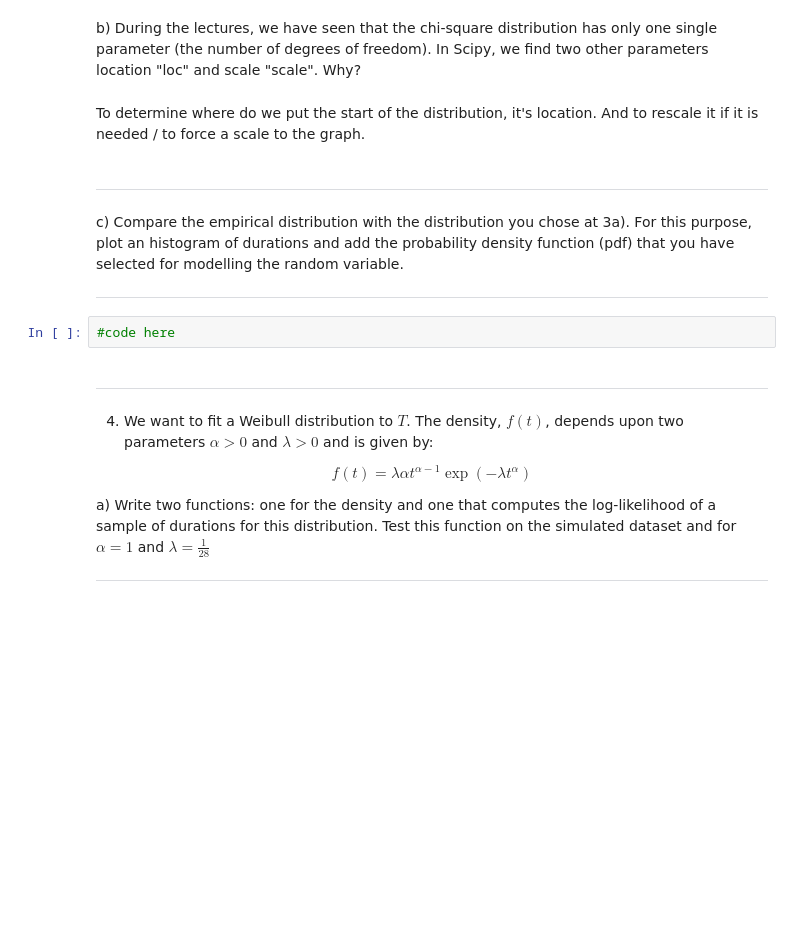
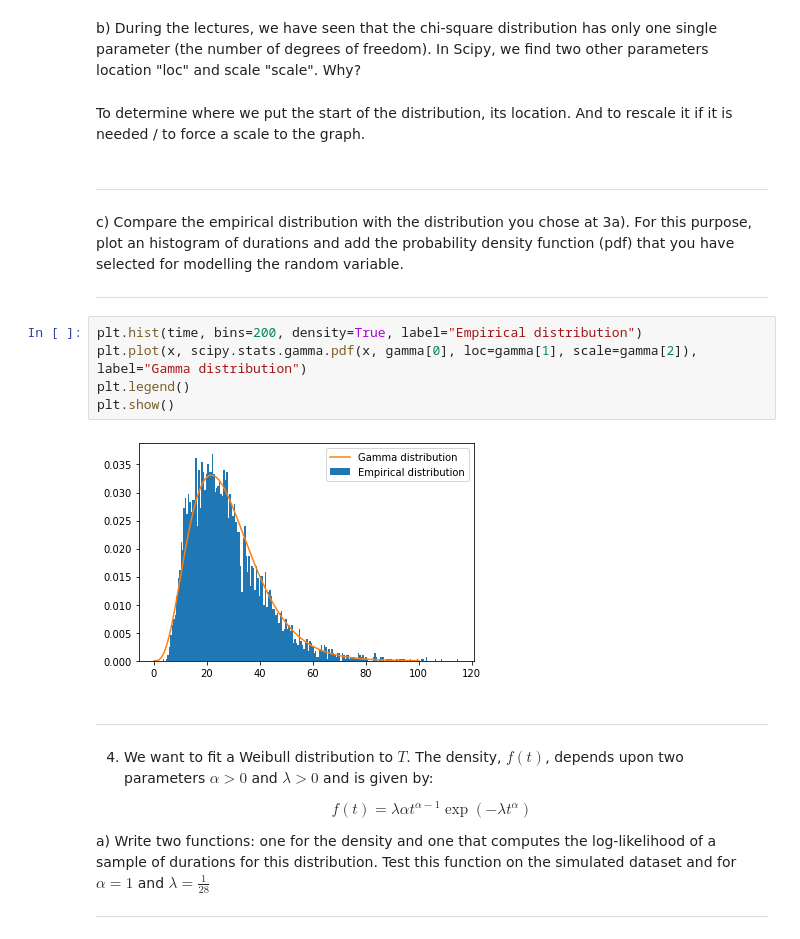
Before and after one commit to tsonnet/hackathon-mayo, a Jupyter notebook: Hackathon1.ipynb, the cells around one changed output. Saved outputs shown, nothing was run; the diff lists cells and outputs as text; blank space fills up the shorter version.

```diff
--- a/Hackathon1.ipynb
+++ b/Hackathon1.ipynb
@@ -129,15 +129,20 @@ f.close()
 # %% [markdown]
 b) During the lectures, we have seen that the chi-square distribution has only one single parameter (the number of degrees of freedom). In Scipy, we find two other parameters location "loc" and scale "scale". Why?
 # %% [markdown]
-To determine where do we put the start of the distribution, it's location. And to rescale it if it is needed / to force a scale to the graph.
+To determine where we put the start of the distribution, its location. And to rescale it if it is needed / to force a scale to the graph.
 # %% [markdown]
 ------------------------------------------------------------------------------------------------------
 
 c) Compare the empirical distribution with the distribution you chose at 3a). For this purpose, plot an histogram of  durations and add the probability density function (pdf) that you have selected for modelling the random variable.
 
 ------------------------------------------------------------------------------------------------------
-# %%
-#code here
+# %%
+plt.hist(time, bins=200, density=True, label="Empirical distribution")
+plt.plot(x, scipy.stats.gamma.pdf(x, gamma[0], loc=gamma[1], scale=gamma[2]), label="Gamma distribution")
+plt.legend()
+plt.show()
+# %% [output]
+[figure, added]
 # %% [markdown]
 ------------------------------------------------------------------------------------------------------
 
```
Also changed, not shown: parts of 3 cells of this notebook, 2 other files.
